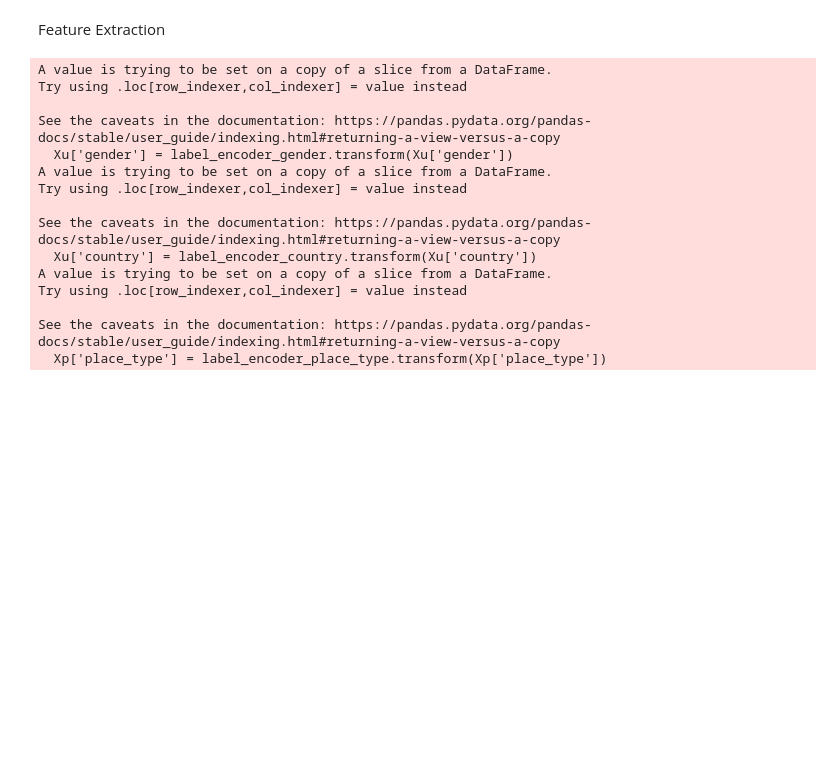
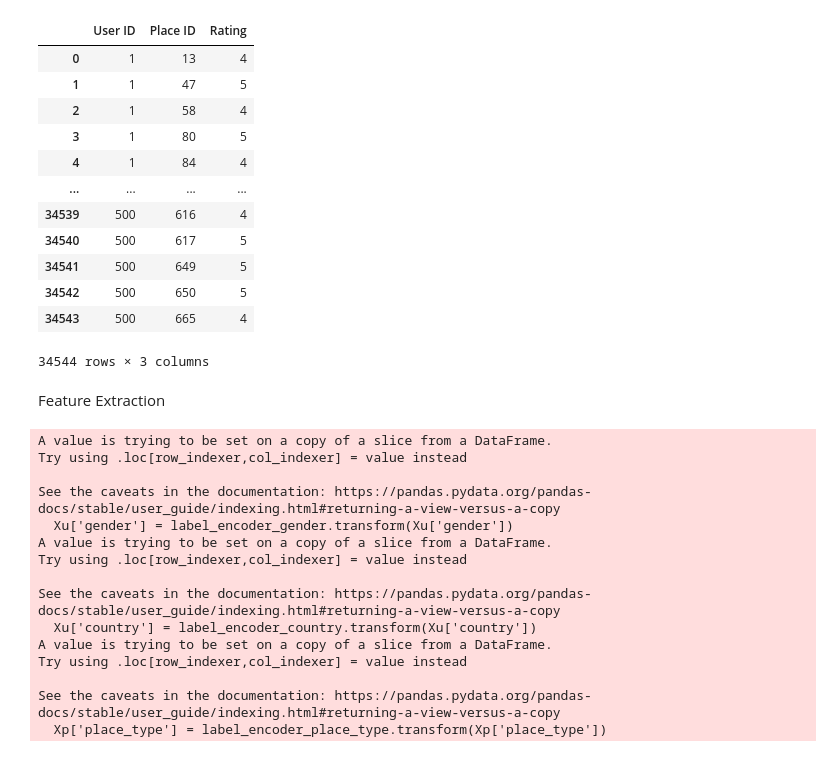
Before and after one commit to mhmd-k/tourismRatingsPredictor, a Jupyter notebook: models/Content-based-filtering.ipynb, the cells around one changed output. Drawn from its saved outputs; the diff is of its cells as text; code cells hidden in the pictures; blank space fills up the shorter version.

```diff
--- a/models/Content-based-filtering.ipynb
+++ b/models/Content-based-filtering.ipynb
@@ -78,4 +76,20 @@ merged_df
 34544 rows × 27 columns
+# %%
+ratings
+# %% [output]
+|  | User ID | Place ID | Rating |
+| 0 | 1 | 13 | 4 |
+| 1 | 1 | 47 | 5 |
+| 2 | 1 | 58 | 4 |
+| 3 | 1 | 80 | 5 |
+| 4 | 1 | 84 | 4 |
+| ... | ... | ... | ... |
+| 34539 | 500 | 616 | 4 |
+| 34540 | 500 | 617 | 5 |
+| 34541 | 500 | 649 | 5 |
+| 34542 | 500 | 650 | 5 |
+| 34543 | 500 | 665 | 4 |
+34544 rows × 3 columns
 # %%
 Y = merged_df["Rating"].values
 Xu = merged_df[['age', 'gender','country', 'hotel', 'natural',	'night',	'old',	'restaurant', 'shopping']]
```
Also changed, not shown: parts of 3 cells of this notebook, 1 other file.
